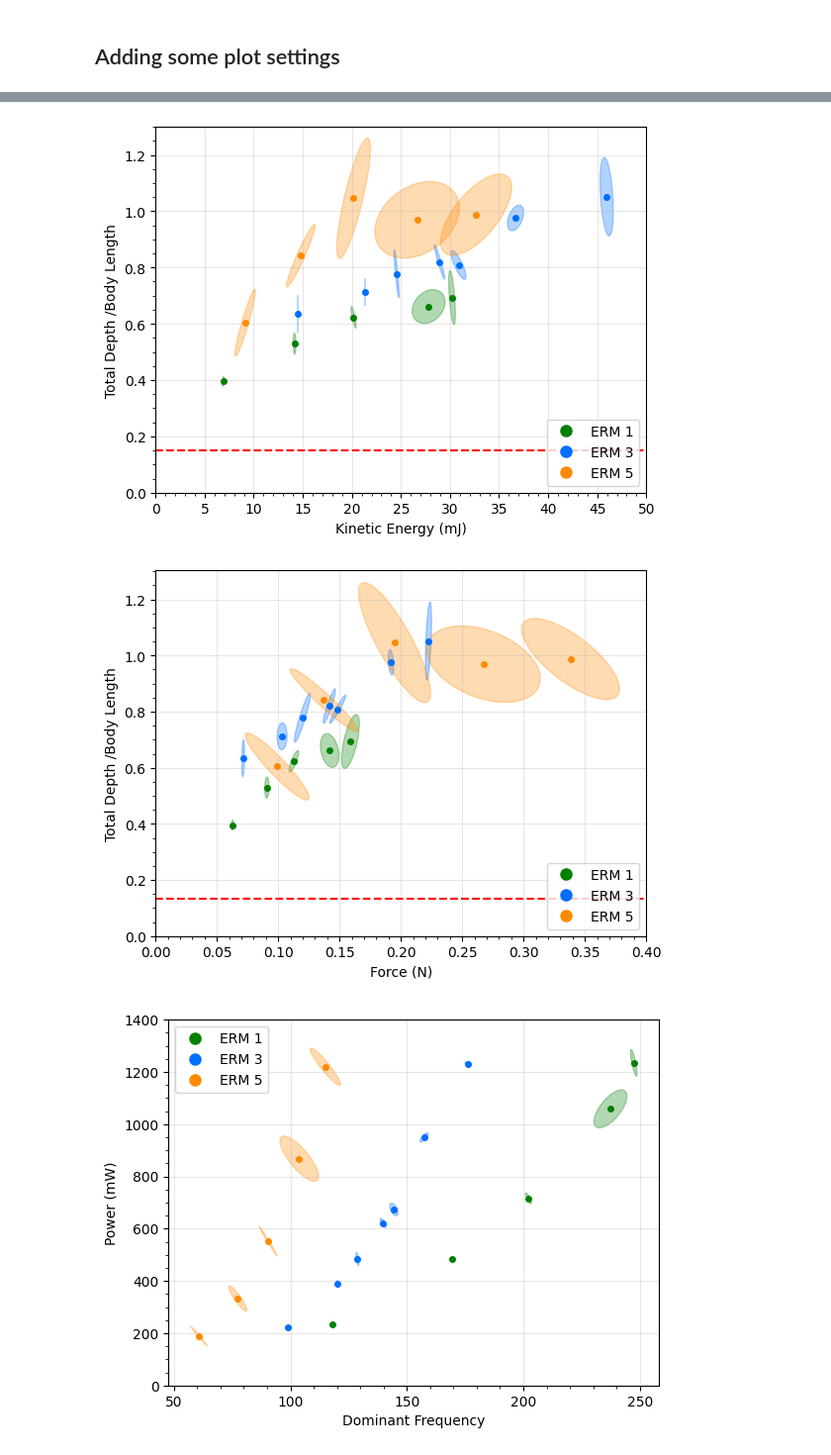
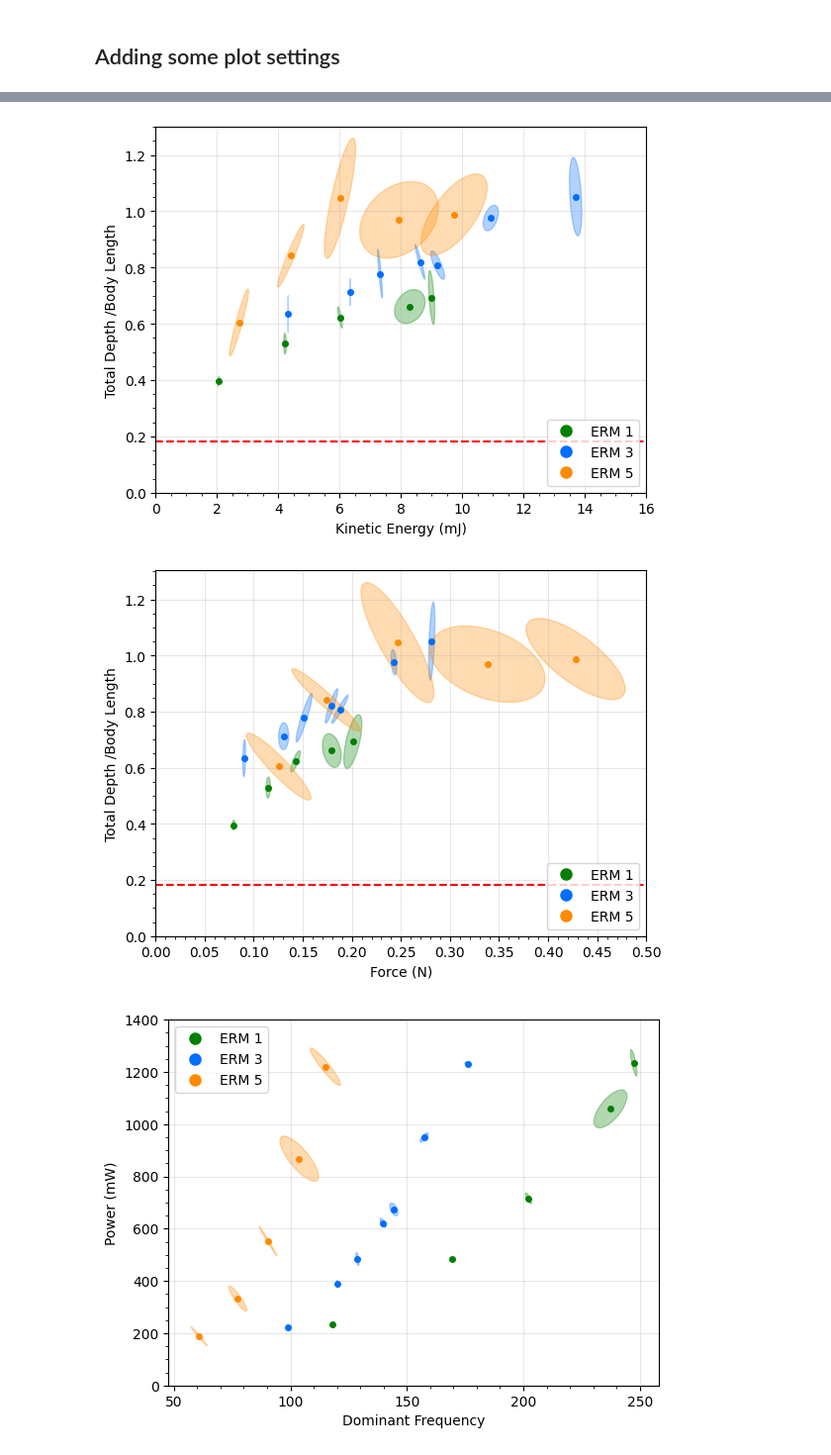
Before and after one commit to OzzysMess/clamming, a Jupyter notebook: master_notes.ipynb, the cells around one changed output, grey strips where cells are left out. Shown at 99% size. Cells and saved outputs as stored; diff of their text form; code cells hidden in the pictures.

```diff
--- a/master_notes.ipynb
+++ b/master_notes.ipynb
@@ -88,7 +88,12 @@ mass_colors = {
 }
 
 mass_order = [1, 3, 5]
+#moment_of_inertia: 7.449661e-09 kg*m^2
+# plate mass = 0.477g
 
+plate_mass_kg = 0.477e-3          # 0.477 g
+plate_moment_of_inertia_kg_m2 = 7.449661e-09
+r_eff = np.sqrt(plate_moment_of_inertia_kg_m2 / plate_mass_kg)
 #plot limits
 pf = 251
 pd = 1.31
@@ -262,32 +267,30 @@ plt.show()
 # %%
 # Plot kinetic power vs depth
-r = 0.005  # distance from center of probe to center of ERM mass
 ax = plot_mass_scatter(
     data,
-    lambda subset, mass: 0.5 * mass * 0.001 * (2 * np.pi * subset["Peak Frequency"].astype(float))**2 * r**2 * 1000,
+    lambda subset, mass: 0.5 * mass * plate_moment_of_inertia_kg_m2 * (2 * np.pi * subset["Peak Frequency"].astype(float))**2 * 1000,
     lambda subset, mass: subset["Total Depth (mm)"] / probe_length,
     "Kinetic Energy (mJ)",
     "Total Depth /Body Length",
     legend_loc="lower right",
     confidence_ellipse=True,
-
 )
 
 ax.set_yticks(np.arange(0, 1.31, 0.2))
 ax.set_yticks(np.arange(0, 1.31, 0.2/4), minor=True)
-ax.set_xticks(np.arange(0, 51, 5))
-ax.set_xticks(np.arange(0, 51, 5/5), minor=True)
+ax.set_xticks(np.arange(0, 16.1, 2))
+ax.set_xticks(np.arange(0, 16.1, .5), minor=True)
 ax.axhline(y=sd/probe_length, color='red', linestyle='--', label='starting depth')
 
 plt.show()
 # %% [output]
-[figure, old version]
+[figure, new version]
 # %%
 # Force = Power / Angular Velocity
 r = 0.005  # distance from center of probe to center of ERM mass
 ax = plot_mass_scatter(
     data,
-    lambda subset, mass: subset["Power (mW)"].astype(float) * 0.001 / ((2 * np.pi * subset["Peak Frequency"].astype(float)) * r),
+    lambda subset, mass: subset["Power (mW)"].astype(float) * 0.001 / ((2 * np.pi * subset["Peak Frequency"].astype(float)) * r_eff),
     lambda subset, mass: subset["Total Depth (mm)"] / probe_length,
     "Force (N)",
     "Total Depth /Body Length",
@@ -297,13 +300,13 @@ ax = plot_mass_scatter(
 
 ax.set_yticks(np.arange(0, 1.31, 0.2))
 ax.set_yticks(np.arange(0, 1.31, 0.2/4), minor=True)
-ax.set_xticks(np.arange(0, 0.401, 0.05))
-ax.set_xticks(np.arange(0, 0.401, 0.05/5), minor=True)
+ax.set_xticks(np.arange(0, 0.501, 0.05))
+ax.set_xticks(np.arange(0, 0.501, 0.05/5), minor=True)
 ax.axhline(y=sd/probe_length, color='red', linestyle='--', label='starting depth')
 
 plt.show()
 # %% [output]
-[figure, old version]
+[figure, new version]
 # %%
 # Power Draw vs Frequency
 ax = plot_mass_scatter(
```
Also changed, not shown: parts of 9 cells of this notebook, 4 other files.
